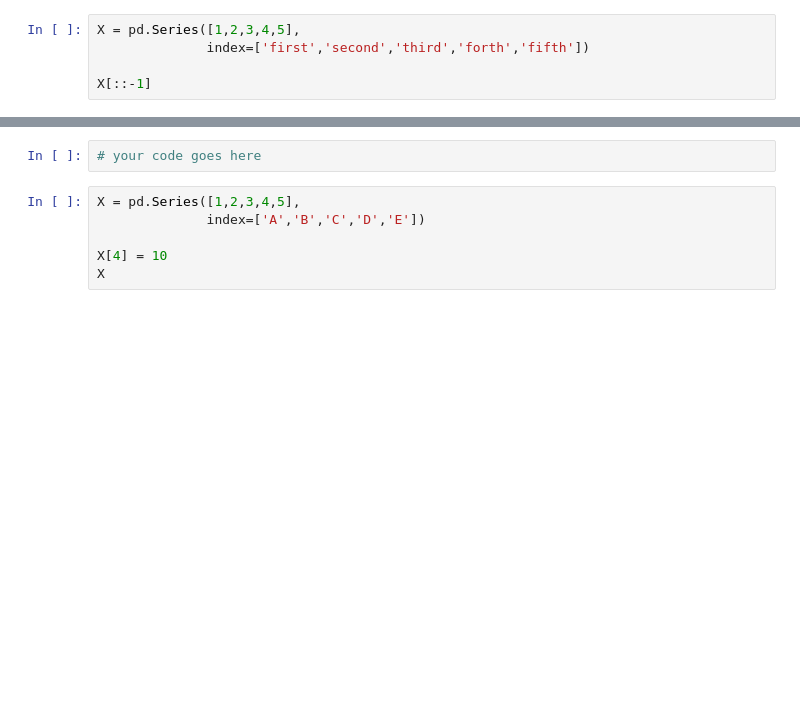
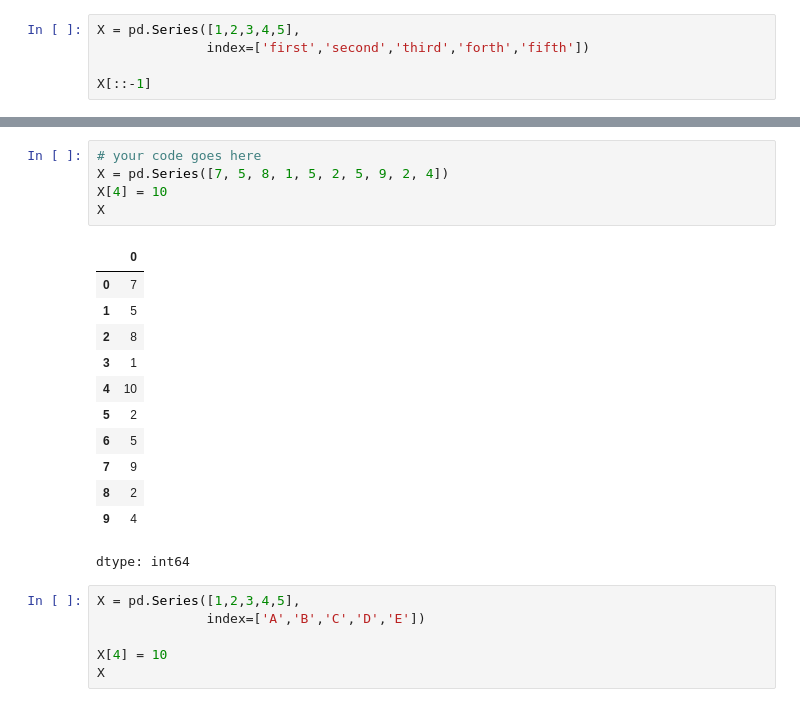
Before and after one commit to Andy-Raposo/freecodecamp-intro-to-pandas, a Jupyter notebook: 2 - Pandas Series exercises.ipynb, the cells around one changed output, grey strips where cells are left out. Saved outputs shown, nothing was run; the diff lists cells and outputs as text; blank space fills up the shorter version.

```diff
--- a/2 - Pandas Series exercises.ipynb
+++ b/2 - Pandas Series exercises.ipynb
@@ -271,8 +300,24 @@ X
 ![green-divider](https://user-images.githubusercontent.com/7065401/52071924-c003ad80-2562-11e9-8297-1c6595f8a7ff.png)
 
 ### Given the X pandas Series, set the fifth element equal to 10
-# %%
-# your code goes here
+# %%
+# your code goes here
+X = pd.Series([7, 5, 8, 1, 5, 2, 5, 9, 2, 4])
+X[4] = 10
+X
+# %% [output]
+|  | 0 |
+| 0 | 7 |
+| 1 | 5 |
+| 2 | 8 |
+| 3 | 1 |
+| 4 | 10 |
+| 5 | 2 |
+| 6 | 5 |
+| 7 | 9 |
+| 8 | 2 |
+| 9 | 4 |
+dtype: int64
 # %%
 X = pd.Series([1,2,3,4,5],
               index=['A','B','C','D','E'])
```
Also changed, not shown: parts of 29 cells of this notebook.
